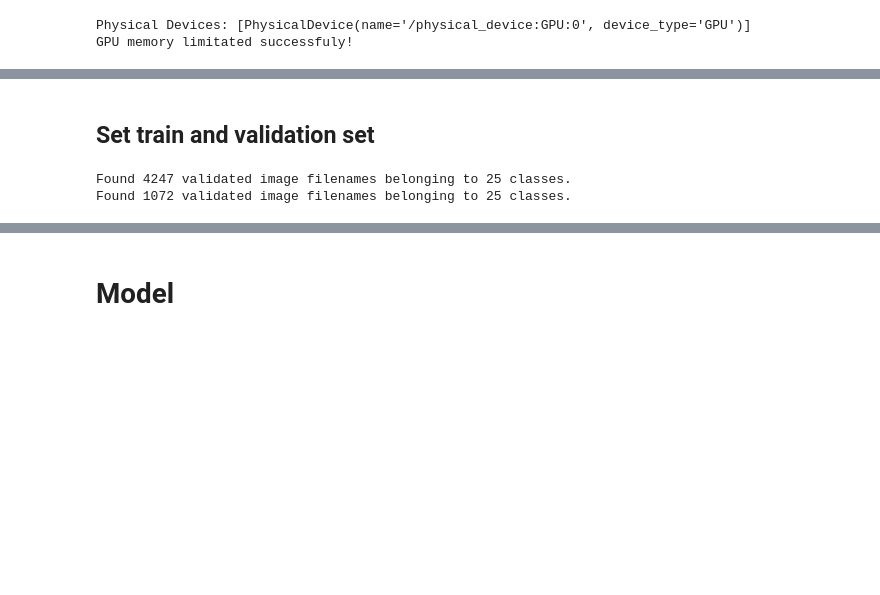
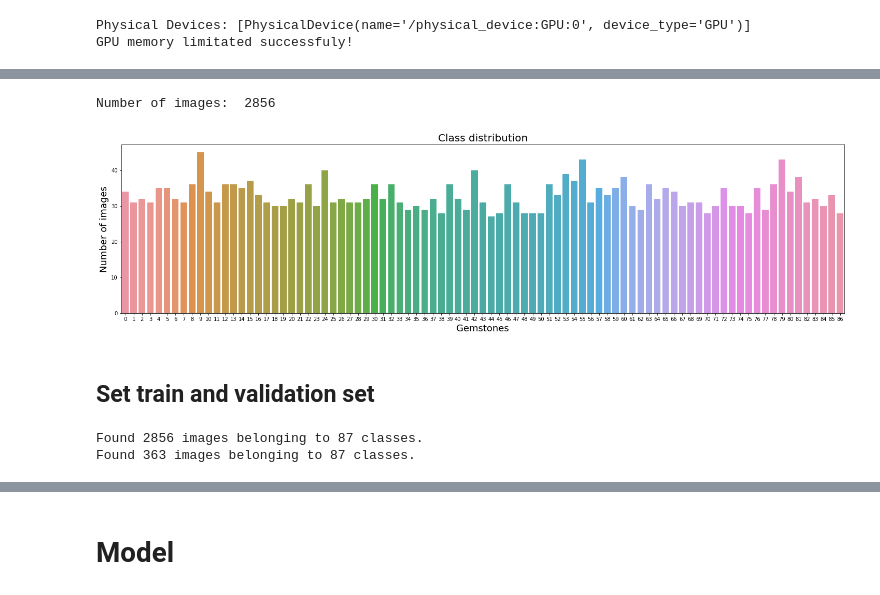
Before and after one commit to loremendez/Gemstones, a Jupyter notebook: Gemstones.ipynb, the cells around one changed output, grey strips where cells are left out. Saved outputs shown, nothing was run; the diff lists cells and outputs as text; code cells hidden in the pictures; blank space fills up the shorter version.

Commit message:
CNN to predict Gemstones

```diff
--- a/Gemstones.ipynb
+++ b/Gemstones.ipynb
@@ -174,3 +115,17 @@ for i in range(sample_size):
+# %%
+# how many images do we have per class?
+plt.figure(figsize=(25,6))
+sns.barplot(data=temp_df,
+            x='class',
+            y='counts')
+plt.ylabel('Number of images', fontsize=18)
+plt.xlabel('Gemstones', fontsize=18)
+plt.title('Class distribution', fontsize=20)
+
+print('Number of images: ', np.sum(temp_df['counts'].values))
+# %% [output]
+Number of images:  2856
+[figure, added]
 # %% [markdown]
 ## Set train and validation set
 # %%
@@ -184,26 +139,40 @@ image_gen_w_augmentation = ImageDataGenerator(rescale=1./255,
                                zoom_range=0.2,
                               )
-# %%
-mask = metadata_df['set'] == 'train'
-train_data_gen = image_gen_w_augmentation.flow_from_dataframe(dataframe=metadata_df[mask],
-                                         directory=None,
-                                         x_col='filename', y_col='class',
-                                         target_size=(IMG_SIZE,IMG_SIZE),
-                                         batch_size=BATCH_SIZE,
-                                         shuffle=True,
-                                               class_mode='categorical'
-                                        )
-
-mask = metadata_df['set'] == 'val'
-val_data_gen = image_gen.flow_from_dataframe(dataframe=metadata_df[mask],
-                                         directory=None,
-                                         x_col='filename', y_col='class',
-                                         target_size=(IMG_SIZE,IMG_SIZE),
-                                         batch_size=BATCH_SIZE,
-                                         shuffle=True,
-                                             class_mode='categorical'
-                                        )
-# %% [output]
-Found 4247 validated image filenames belonging to 25 classes.
-Found 1072 validated image filenames belonging to 25 classes.
+# %%
+train_data = image_gen_w_augmentation.flow_from_directory(
+    directory=os.path.join(data_dir,'train'),
+    target_size=input_shape,
+    color_mode='rgb',
+    classes=None,
+    class_mode='categorical',
+    batch_size=BATCH_SIZE,
+    shuffle=True,
+    seed=seed,
+    save_to_dir=None,
+    save_prefix='',
+    save_format='png',
+    follow_links=False,
+    subset=None,
+    interpolation='nearest'
+)
+
+val_data = image_gen_w_augmentation.flow_from_directory(
+    directory=os.path.join(data_dir,'test'),
+    target_size=input_shape,
+    color_mode='rgb',
+    classes=None,
+    class_mode='categorical',
+    batch_size=BATCH_SIZE,
+    shuffle=False,
+    seed=seed,
+    save_to_dir=None,
+    save_prefix='',
+    save_format='png',
+    follow_links=False,
+    subset=None,
+    interpolation='nearest'
+)
+# %% [output]
+Found 2856 images belonging to 87 classes.
+Found 363 images belonging to 87 classes.
 # %%
```
Also changed, not shown: parts of 41 cells of this notebook, 1 other file.
